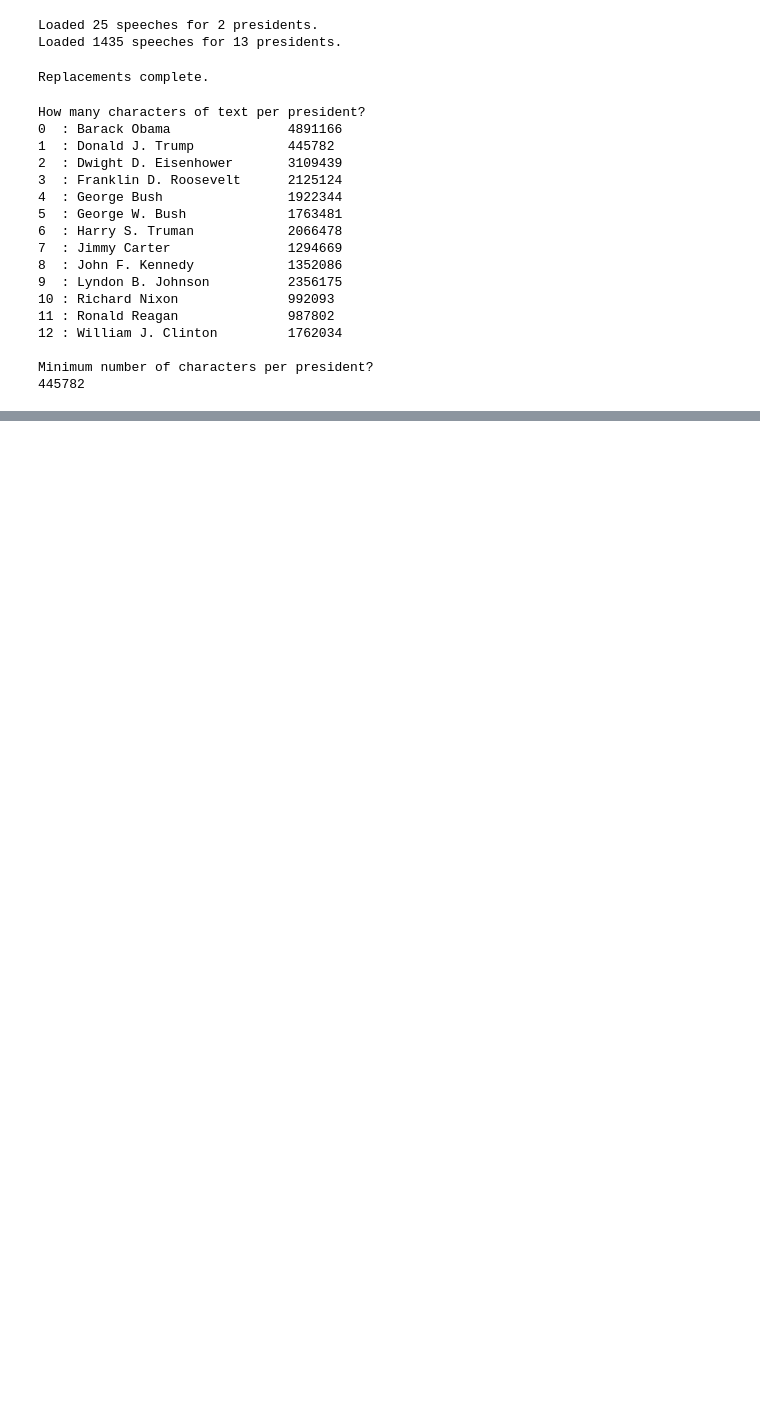
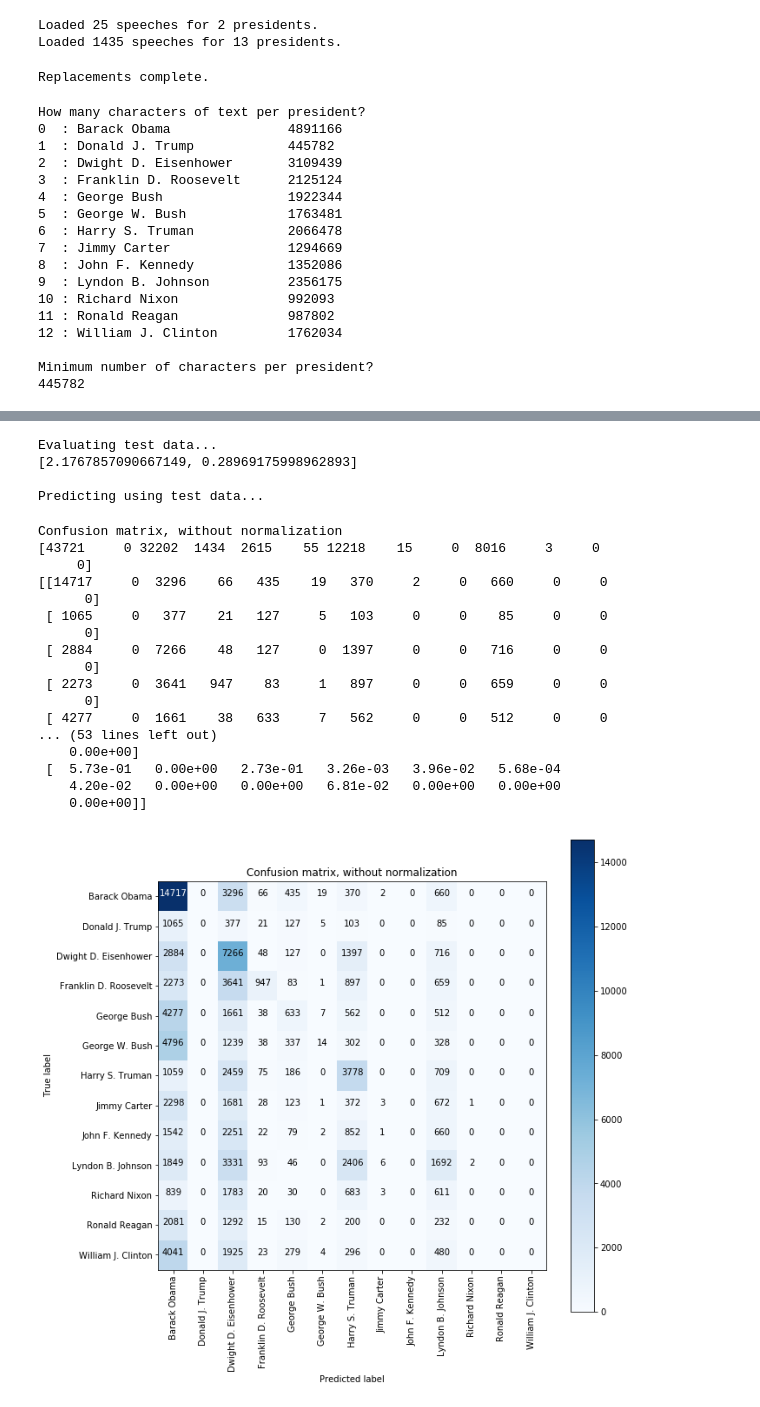
Before and after one commit to MIDSJoe2016/MIDS_266_project, a Jupyter notebook: code/Keras_BagnallCharacter_RNN.ipynb, the cells around one changed output, grey strips where cells are left out. Saved outputs shown, nothing was run; the diff lists cells and outputs as text; code cells hidden in the pictures; blank space fills up the shorter version.

```diff
--- a/code/Keras_BagnallCharacter_RNN.ipynb
+++ b/code/Keras_BagnallCharacter_RNN.ipynb
@@ -221,7 +224,7 @@ from keras.utils import to_categorical
 
 #
 train_X, train_y, test_X, test_y = split_test_train(split_text, split_labels,
-                                                    labels, train_pct=0.9)
+                                                    labels, train_pct=0.8)
 
 print "Splits: test = ", len(train_X), "train = ", len(test_X)
 
@@ -242,19 +245,23 @@ def ReSQRT(x):
 from keras.models import Sequential
 from keras.layers import Dense, Activation, Embedding, SimpleRNN, Dropout
 from keras.optimizers import Adagrad, adam
-from keras.callbacks import ReduceLROnPlateau, CSVLogger
+from keras.callbacks import ReduceLROnPlateau, CSVLogger, EarlyStopping
 
 # define operating vars
-batch_size = 50
+batch_size = 100
 epochs = 100
 
 # define optimizer
 optimizer = Adagrad(lr=0.01)
 
 # define any callbacks
-reduce_lr = ReduceLROnPlateau(monitor='loss_value', factor=0.2,
-              patience=5, min_lr=0.0001, verbose=1)
+reduce_lr = ReduceLROnPlateau(monitor='categorical_accuracy', factor=0.5,
+              patience=1, verbose=1)
 csv_logger = CSVLogger('Keras_BagnallCharacterRNN_training.log')
+early_stop = EarlyStopping(monitor='categorical_accuracy',
+                           min_delta=0.01,
+                           verbose=1,
+                           patience=3)
 
 # assemble & compile model
 print('Build model...')
@@ -275,7 +282,7 @@ model.fit(train_X,
           train_y,
           batch_size=batch_size,
           epochs=epochs,
-          callbacks=[reduce_lr, csv_logger],
+          callbacks=[reduce_lr, csv_logger, early_stop],
           verbose=1)
 
 
@@ -309,7 +314,7 @@ KeyboardInterrupt:
 from keras.models import load_model
 # returns a compiled model
 # identical to the previous one
-model = load_model('my_model.h5')
+model = load_model('Keras_BagnallCharacterRNN_training.h5')
 # %%
 # Evaluate performance
 print "Evaluating test data..."
@@ -324,6 +329,11 @@ pred_y_collapsed = np.argmax(pred_y, axis=1)
 test_y_collapsed = np.argmax(test_y, axis=1)
 
 print "Done prediction."
+# %% [output]
+Evaluating test data...
+[2.1767857090667149, 0.28969175998962893]
+
+Predicting using test data...
 # %%
 # Plot confusion matrix
 #   from scikit-learn examples @
@@ -350,34 +360,54 @@ def plot_confusion_matrix(cm, classes,
 
     if normalize:
         cm = cm.astype('float') / cm.sum(axis=1)[:, np.newaxis]
         print("Normalized confusion matrix")
     else:
         print('Confusion matrix, without normalization')
+        print(np.sum(cm,axis=0))
 
     print(cm)
 
     thresh = cm.max() / 2.
     for i, j in itertools.product(range(cm.shape[0]), range(cm.shape[1])):
         plt.text(j, i, cm[i, j],
                  horizontalalignment="center",
                  color="white" if cm[i, j] > thresh else "black")
 
     #plt.tight_layout()
     plt.ylabel('True label')
     plt.xlabel('Predicted label')
 
 # Compute confusion matrix
 cnf_matrix = confusion_matrix(test_y_collapsed, pred_y_collapsed)
 np.set_printoptions(precision=2)
 
 # Plot non-normalized confusion matrix
 plt.figure(figsize=(10,10))
 plot_confusion_matrix(cnf_matrix, classes=(sorted(labels, key=labels.get)),
                       title='Confusion matrix, without normalization')
 
-# #Plot normalized confusion matrix
-# plt.figure(figsize=(10,10))
-# plot_confusion_matrix(cnf_matrix, classes=(sorted(labels, key=labels.get)), normalize=True,
-#                       title='Normalized confusion matrix')
+#Plot normalized confusion matrix
+plt.figure(figsize=(10,10))
+plot_confusion_matrix(cnf_matrix, classes=(sorted(labels, key=labels.get)), normalize=True,
+                      title='Normalized confusion matrix')
 
 plt.show()
+# %% [output]
+Confusion matrix, without normalization
+[43721     0 32202  1434  2615    55 12218    15     0  8016     3     0
+     0]
+[[14717     0  3296    66   435    19   370     2     0   660     0     0
+      0]
+ [ 1065     0   377    21   127     5   103     0     0    85     0     0
+      0]
+ [ 2884     0  7266    48   127     0  1397     0     0   716     0     0
+      0]
+ [ 2273     0  3641   947    83     1   897     0     0   659     0     0
+      0]
+ [ 4277     0  1661    38   633     7   562     0     0   512     0     0
+... (53 lines left out)
+    0.00e+00]
+ [  5.73e-01   0.00e+00   2.73e-01   3.26e-03   3.96e-02   5.68e-04
+    4.20e-02   0.00e+00   0.00e+00   6.81e-02   0.00e+00   0.00e+00
+    0.00e+00]]
+[figure, added]
```
Also changed, not shown: parts of 6 cells of this notebook, 1 other file.
